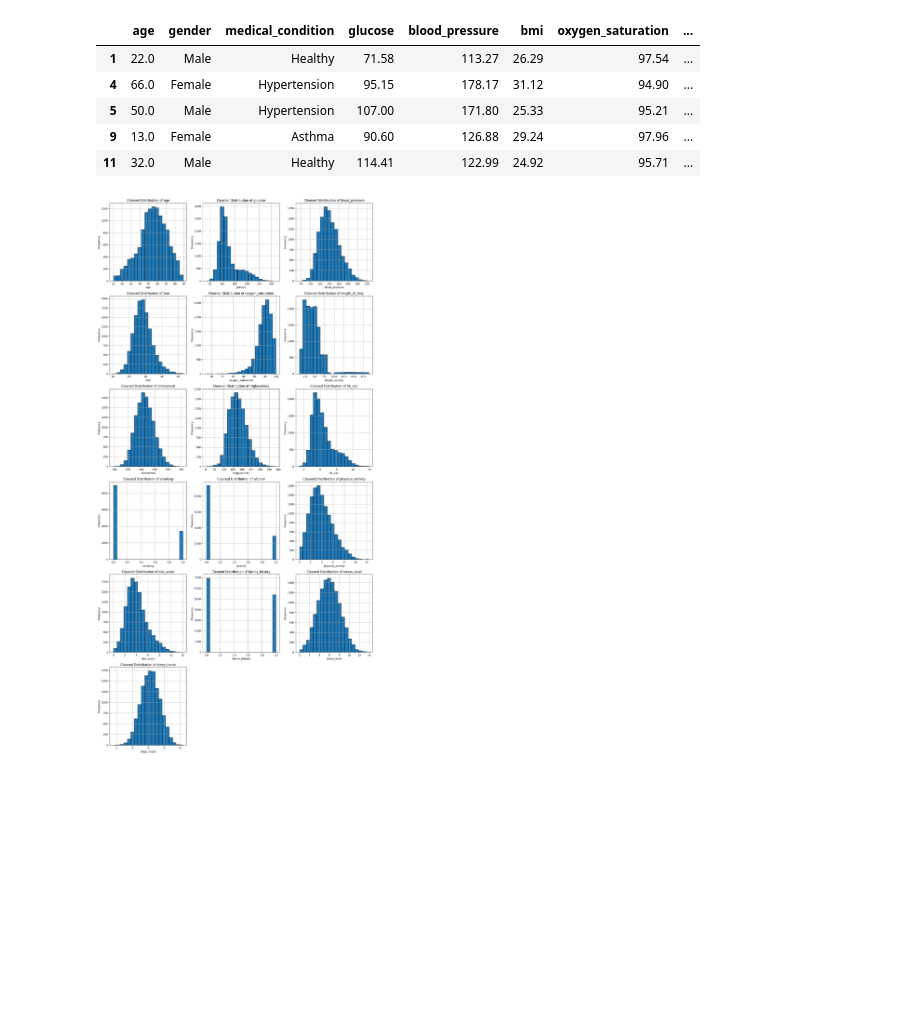
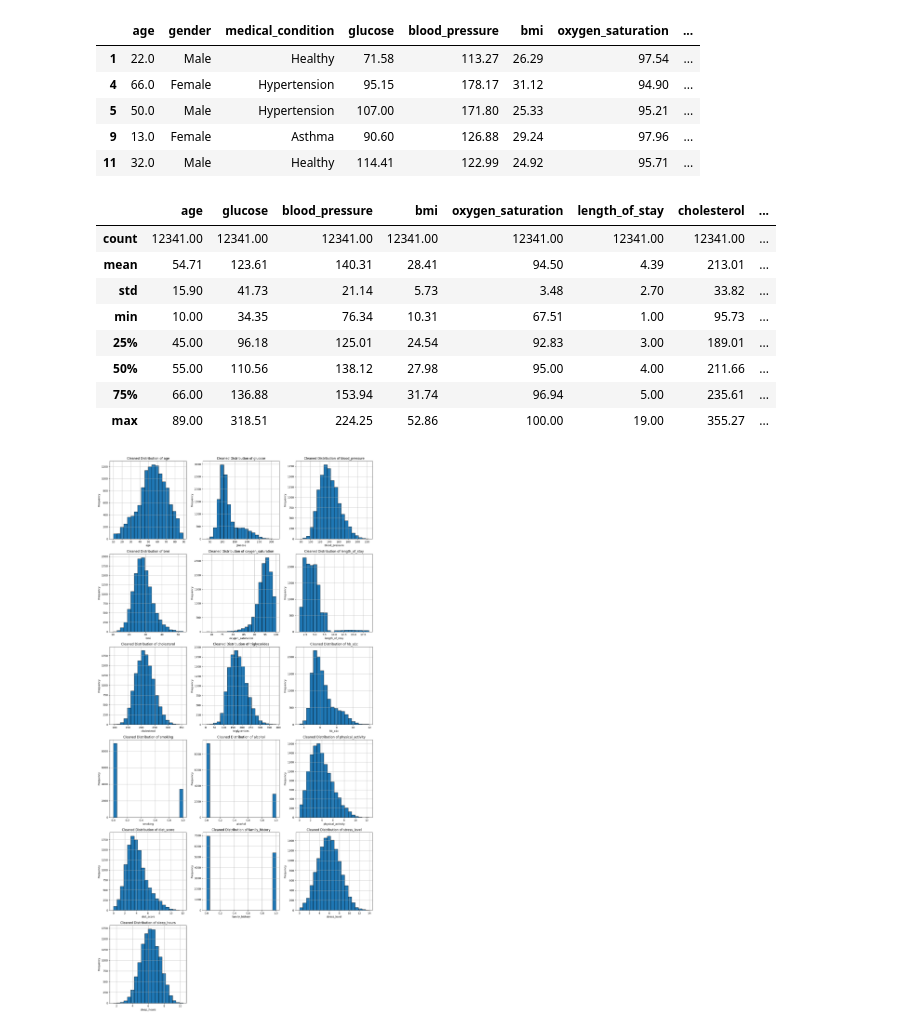
Before and after one commit to skadamcik/hospital-stay-prediction, a Jupyter notebook: hospital_stay_prediction.ipynb, the cells around one changed output. Cells and saved outputs as stored; diff of their text form; code cells hidden in the pictures; blank space fills up the shorter version.

```diff
--- a/hospital_stay_prediction.ipynb
+++ b/hospital_stay_prediction.ipynb
@@ -268,6 +287,31 @@ clean_records_df.head()
 | 5 | 50.0 | Male | Hypertension | 107.00 | 171.80 | 25.33 | 95.21 | ... |
 | 9 | 13.0 | Female | Asthma | 90.60 | 126.88 | 29.24 | 97.96 | ... |
 | 11 | 32.0 | Male | Healthy | 114.41 | 122.99 | 24.92 | 95.71 | ... |
+# %%
+clean_records_df[
+    ['age',
+     'glucose',
+     'blood_pressure',
+     'bmi',
+     'oxygen_saturation',
+     'length_of_stay',
+     'cholesterol',
+     'triglycerides',
+     'hb_a1c',
+     'physical_activity',
+     'diet_score',
+     'stress_level']
+].describe().round(2)
+# %% [output]
+|  | age | glucose | blood_pressure | bmi | oxygen_saturation | length_of_stay | cholesterol | ... |
+| count | 12341.00 | 12341.00 | 12341.00 | 12341.00 | 12341.00 | 12341.00 | 12341.00 | ... |
+| mean | 54.71 | 123.61 | 140.31 | 28.41 | 94.50 | 4.39 | 213.01 | ... |
+| std | 15.90 | 41.73 | 21.14 | 5.73 | 3.48 | 2.70 | 33.82 | ... |
+| min | 10.00 | 34.35 | 76.34 | 10.31 | 67.51 | 1.00 | 95.73 | ... |
+| 25% | 45.00 | 96.18 | 125.01 | 24.54 | 92.83 | 3.00 | 189.01 | ... |
+| 50% | 55.00 | 110.56 | 138.12 | 27.98 | 95.00 | 4.00 | 211.66 | ... |
+| 75% | 66.00 | 136.88 | 153.94 | 31.74 | 96.94 | 5.00 | 235.61 | ... |
+| max | 89.00 | 318.51 | 224.25 | 52.86 | 100.00 | 19.00 | 355.27 | ... |
 # %%
 # Visualize cleaned data distributions for numeric columns
 num_col = clean_records_df.select_dtypes(include=np.number).columns
```
Also changed, not shown: parts of 10 cells of this notebook, 2 other files.
